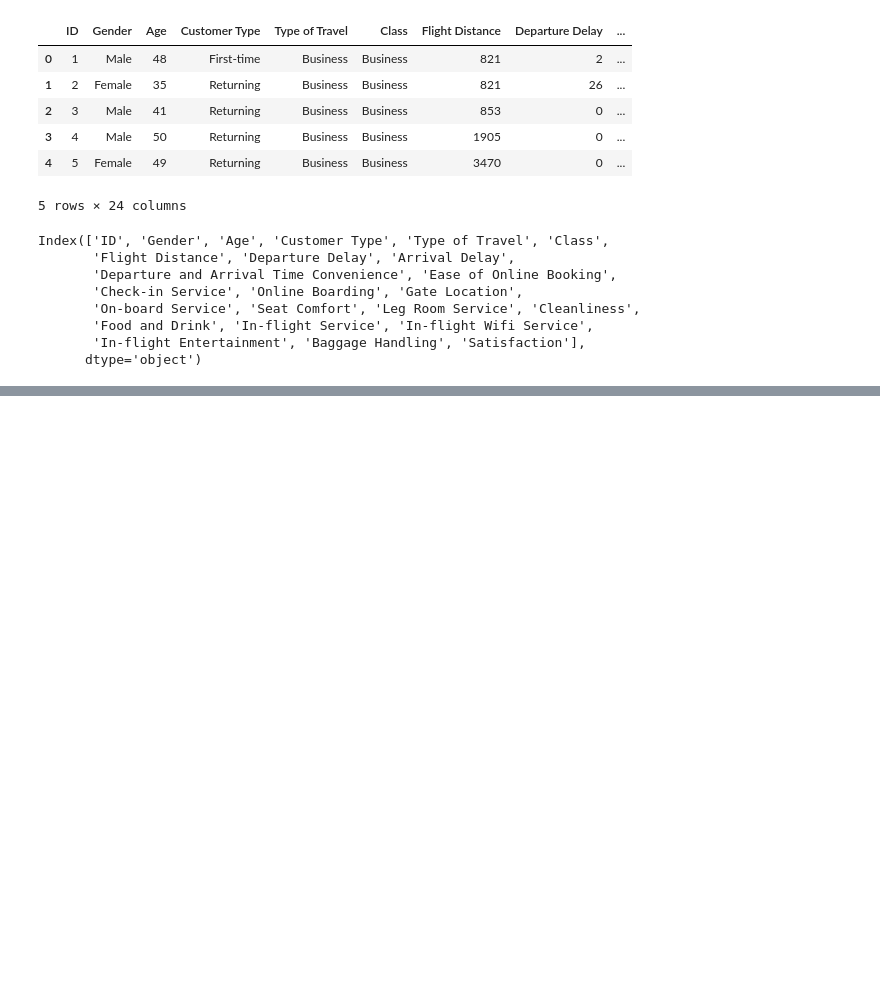
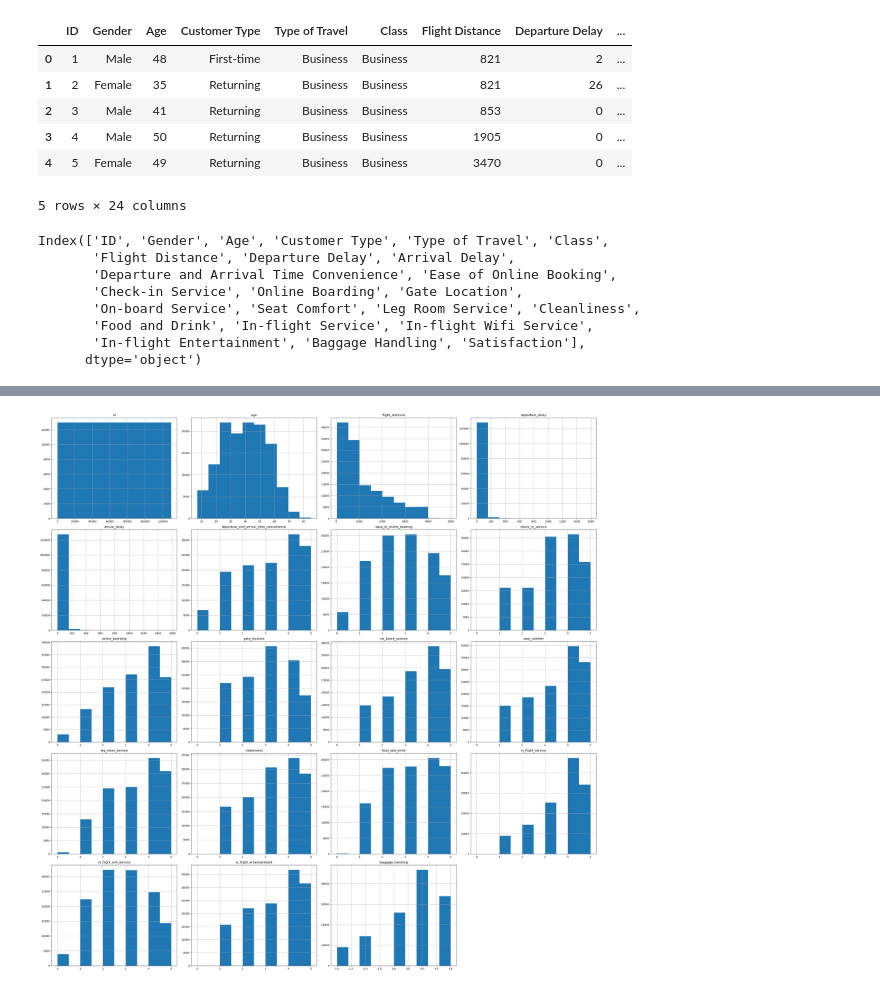
Before and after one commit to deveshpatwa/Pyhton-projects, a Jupyter notebook: airline passenger survay/airline survey.ipynb, the cells around one changed output, grey strips where cells are left out. Saved outputs shown, nothing was run; the diff lists cells and outputs as text; code cells hidden in the pictures; blank space fills up the shorter version.

```diff
--- a/airline passenger survay/airline survey.ipynb
+++ b/airline passenger survay/airline survey.ipynb
@@ -25,0 +45,6 @@ Index(['ID', 'Gender', 'Age', 'Customer Type', 'Type of Travel', 'Class',
+# %%
+df.hist(figsize=(30,30))
+plt.tight_layout()
+plt.show()
+# %% [output]
+[figure, added]
```
Also changed, not shown: parts of 29 cells of this notebook, 27 other files.
